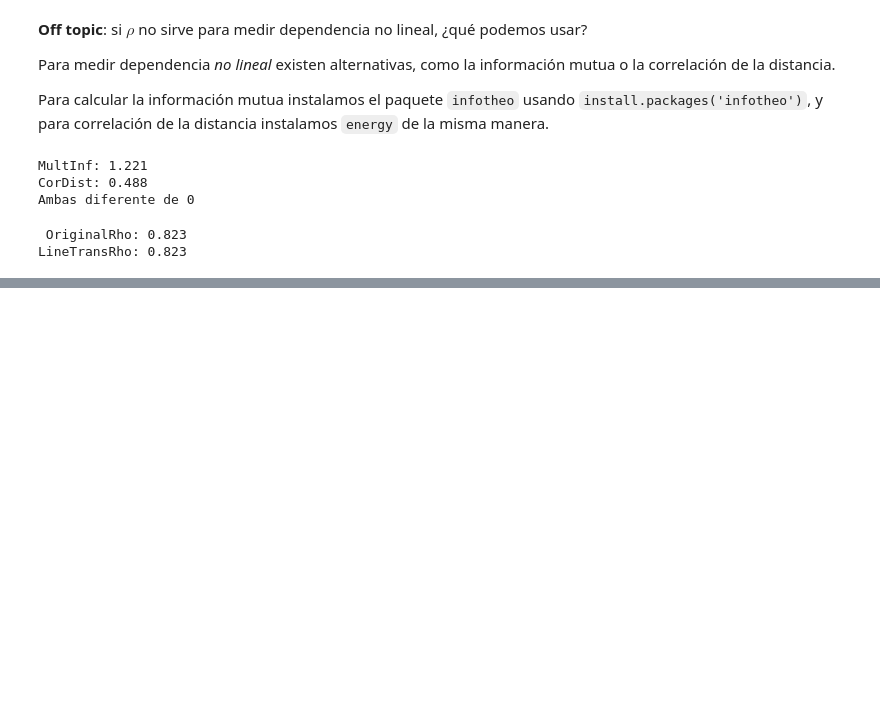
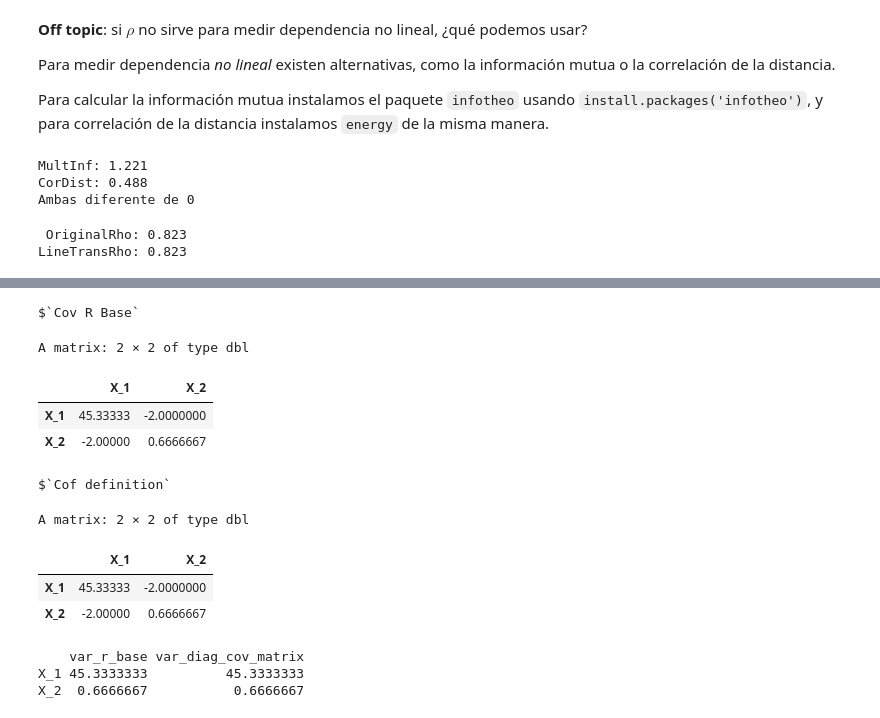
Before and after one commit to jealcalat/Analisis_multivariado-deprecated-, a Jupyter notebook: 1_variables_aleatorias_multivariadas/1.1_correlaciones_covarianzas.ipynb, the cells around one changed output, grey strips where cells are left out. Saved outputs shown, nothing was run; the diff lists cells and outputs as text; code cells hidden in the pictures; blank space fills up the shorter version.

```diff
--- a/1_variables_aleatorias_multivariadas/1.1_correlaciones_covarianzas.ipynb
+++ b/1_variables_aleatorias_multivariadas/1.1_correlaciones_covarianzas.ipynb
@@ -406,0 +544,41 @@ $$
+# %%
+# usamos los datos del ejemplo anterior
+X <- data.frame(
+  X_1 = c(42, 52, 48, 58),
+  X_2 = c(4, 5, 4, 3)
+)
+# la matriz de covarianza usando la función nativa de R es
+cov_r_base <- cov(X)
+# la matriz de covarianza usando la definición de eq 13 es
+X0 <- scale(X, scale = FALSE)
+cov_def <- (1 / (nrow(X) - 1)) * t(X0) %*% X0
+
+list(
+  `Cov R Base` = cov_r_base,
+  `Cof definition` = cov_def
+)
+# %% [output]
+$`Cov R Base`
+A matrix: 2 × 2 of type dbl
+|  | X_1 | X_2 |
+| X_1 | 45.33333 | -2.0000000 |
+| X_2 | -2.00000 | 0.6666667 |
+$`Cof definition`
+A matrix: 2 × 2 of type dbl
+|  | X_1 | X_2 |
+| X_1 | 45.33333 | -2.0000000 |
+| X_2 | -2.00000 | 0.6666667 |
+# %%
+# La diagonal de la matriz de covarianza son las varianzas
+var1 <- var(X0[ ,1]) # varianza de la columna 1
+var2 <- var(X0[ ,2]) # varianza de la columna 2
+df_var <- data.frame(
+  var_r_base = c(var1, var2),
+  var_diag_cov_matrix = diag(cov_def)
+)
+
+print(df_var)
+# %% [output]
+    var_r_base var_diag_cov_matrix
+X_1 45.3333333          45.3333333
+X_2  0.6666667           0.6666667
```
Also changed, not shown: parts of 7 cells of this notebook.
